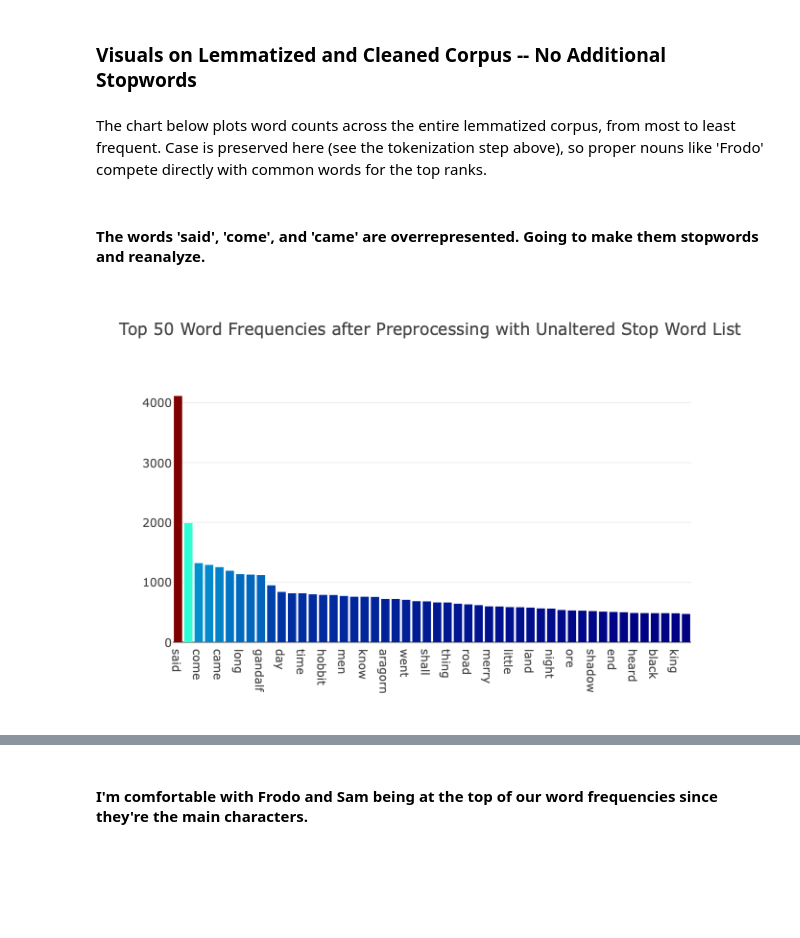
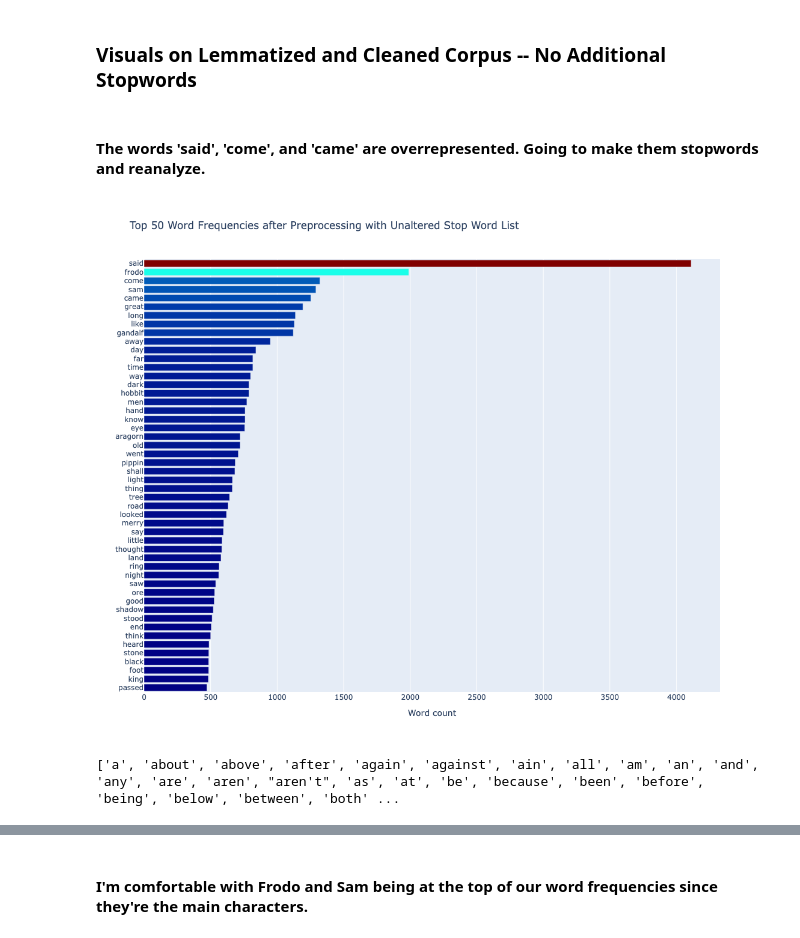
Before and after one commit to JDHazard/tolkien_nlp_capstone, a Jupyter notebook: preprocessing_stopwords_plotly.ipynb, the cells around one changed output, grey strips where cells are left out. Cells and saved outputs as stored; diff of their text form; code cells hidden in the pictures; blank space fills up the shorter version.

Commit message:
added interactive plotly viz

```diff
--- a/preprocessing_stopwords_plotly.ipynb
+++ b/preprocessing_stopwords_plotly.ipynb
@@ -53,7 +37,7 @@ LDA in particular leans on raw word counts, so pruning too aggressively can dist
 # %%
 # Knowing how sensitive LDA models can be regarding word counts; I'm reticent to remove any additional stopwords.
 
-stopwords = get_stopwords()
+stopwords = nltk.corpus.stopwords.words('english')
 # %%
 # Some of these are lemma so I'll do a second stopword sweep during CountVectorization and Tf-Idf.
 # I'd rather add/subtract stopwords early in the process.
@@ -61,7 +47,7 @@ print(stopwords)
 # %%
 # Removes stopwords and gives a count of words before and after removal
 
-lotr_clean = remove_stopwords(lotr_tokens, stopwords)
+lotr_clean = [word for word in lotr_tokens if word.lower() not in stopwords]
 print("="*90)
 print(f'Length of original list: {len(lotr_tokens)} words\n')
 print(f'Length of list after stopwords removal: {len(lotr_clean)} words')
@@ -72,7 +63,8 @@ lotr_clean[2019]
 # %%
 # Lemmatize tokens
 
-lotr_tokens_lems = lemmatize_tokens(lotr_clean)
+lemmatizer = WordNetLemmatizer()
+lotr_tokens_lems = [lemmatizer.lemmatize(i) for i in lotr_clean]
 # %%
 # 'Workshops' has been reduced to its root, or lemma, 'workshop'.
 
@@ -91,2 +77,15 @@ from sklearn.feature_extraction.text import ENGLISH_STOP_WORDS
+# %%
+# Graciously borrowed from 'https://www.kaggle.com/meiyizi/spooky-nlp-and-topic-modelling-tutorial'
+# We have essentially inherited and subclassed the original Sklearn's CountVectorizer class
+# and overwritten the build_analyzer method by implementing the lemmatizer for each list in the raw text matrix.
+
+lemm = WordNetLemmatizer()
+class LemmaCountVectorizer(CountVectorizer): # the parent class
+    def build_analyzer(self):
+        analyzer = super(LemmaCountVectorizer, self).build_analyzer() # the child class
+        # 'super' is short for 'superimpose'
+        # super() helps to specifically call the Parent class method
+        # which has been overridden in the child class, from the child class.
+        return lambda doc: (lemm.lemmatize(w) for w in analyzer(doc))
 # %%
 print(ENGLISH_STOP_WORDS)
@@ -122,7 +123,5 @@ tf_vectorizer = LemmaCountVectorizer(max_df=0.95, # Ignore terms that a document
 tf = tf_vectorizer.fit_transform(lotr_tokens_lems)
 # %% [markdown]
 ### Visuals on Lemmatized and Cleaned Corpus -- No Additional Stopwords
-# %% [markdown]
-The chart below plots word counts across the entire lemmatized corpus, from most to least frequent. Case is preserved here (see the tokenization step above), so proper nouns like 'Frodo' compete directly with common words for the top ranks.
 # %%
 import numpy as np
@@ -143,11 +128,42 @@ x, y = (list(x) for x in zip(*sorted(zipped, key=lambda x: x[1], reverse=True)))
 # %% [markdown]
 #### The words 'said', 'come', and 'came' are overrepresented. Going to make them stopwords and reanalyze.
-# %%
-# Needed to include a .png image of the graph because it wasn't rendering in GitHub.
-from IPython.display import Image
-Image(filename="plotly_graphs.img/newplot-3.png", width=1500, height=2000)
-# %% [output]
-[figure, removed]
+# %%
+import plotly.offline as py
+py.init_notebook_mode(connected=True)
+import plotly.graph_objs as go
+
+feature_names = tf_vectorizer.get_feature_names_out()
+count_vec = np.asarray(tf.sum(axis=0)).ravel()
+zipped = list(zip(feature_names, count_vec))
+x, y = (list(x) for x in zip(*sorted(zipped, key=lambda x: x[1], reverse=True)))
+
+# Now I want to extract out on the top 15 and bottom 15 words
+Y = np.concatenate([y[0:15], y[-16:-1]])
+X = np.concatenate([x[0:15], x[-16:-1]])
+
+# Plotting the Plot.ly plot for the Top 50 word frequencies (horizontal)
+data = [go.Bar(
+            x = y[0:50],                     # counts now run along the x-axis
+            y = x[0:50],                     # words now run along the y-axis
+            orientation = 'h',
+            marker = dict(colorscale='Jet',
+                          color = y[0:50]
+                         ),
+            hovertemplate = '%{y}: %{x}<extra></extra>'
+    )]
+
+layout = go.Layout(
+    title='Top 50 Word Frequencies after Preprocessing with Unaltered Stop Word List',
+    xaxis = dict(title='Word count'),
+    yaxis = dict(autorange='reversed'),      # puts the most frequent word at the top
+    height = 900                             # tall enough that all 50 labels are readable
+)
+
+fig = go.Figure(data=data, layout=layout)
+
+py.iplot(fig, filename='basic-bar')
+# %% [output]
+[figure, added]
 # %%
 # Knowing how sensitive LDA models can be regarding word counts; I'm reticent to remove any additional stopwords.
 
@@ -160,2 +195,6 @@ lotr_clean = remove_stopwords(lotr_tokens, stopwords)
+# %%
+print(stopwords)
+# %% [output]
+['a', 'about', 'above', 'after', 'again', 'against', 'ain', 'all', 'am', 'an', 'and', 'any', 'are', 'aren', "aren't", 'as', 'at', 'be', 'because', 'been', 'before', 'being', 'below', 'between', 'both' ...
 # %%
 # Lemmatize tokens.
```
Also changed, not shown: parts of 26 cells of this notebook, 1 other file.
